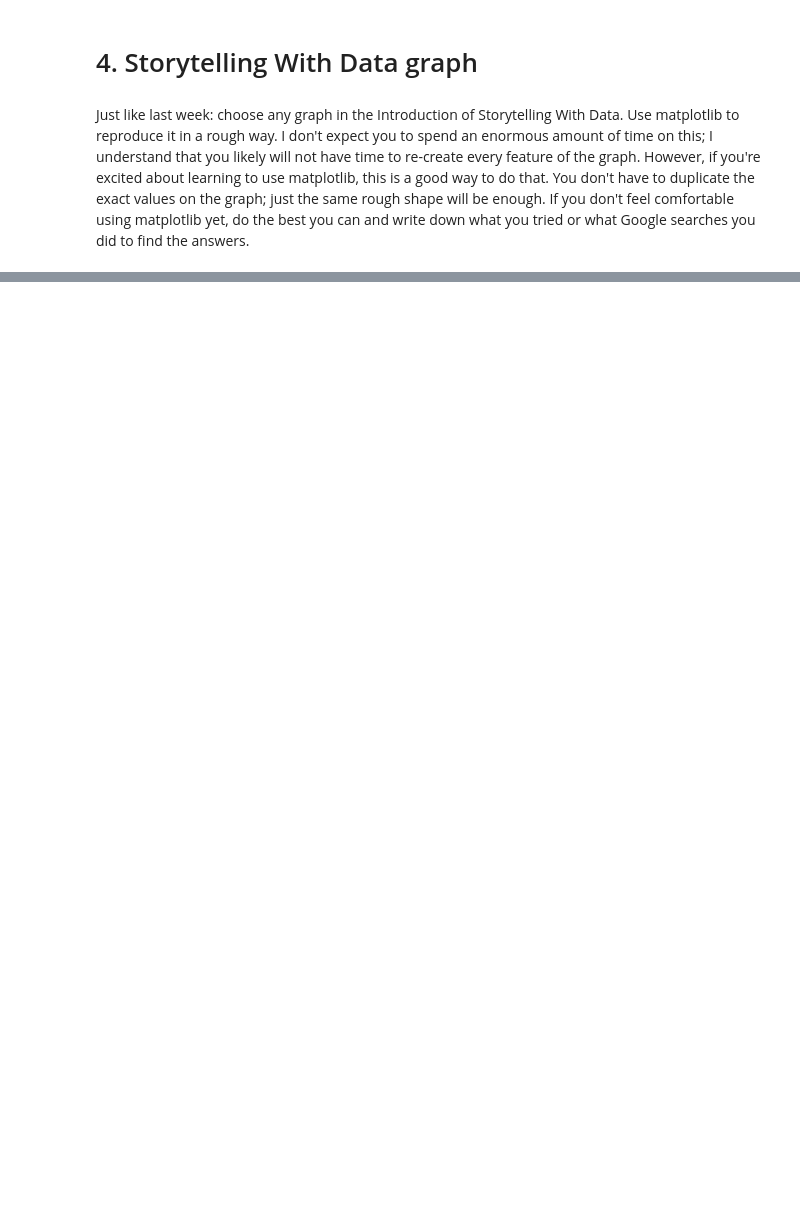
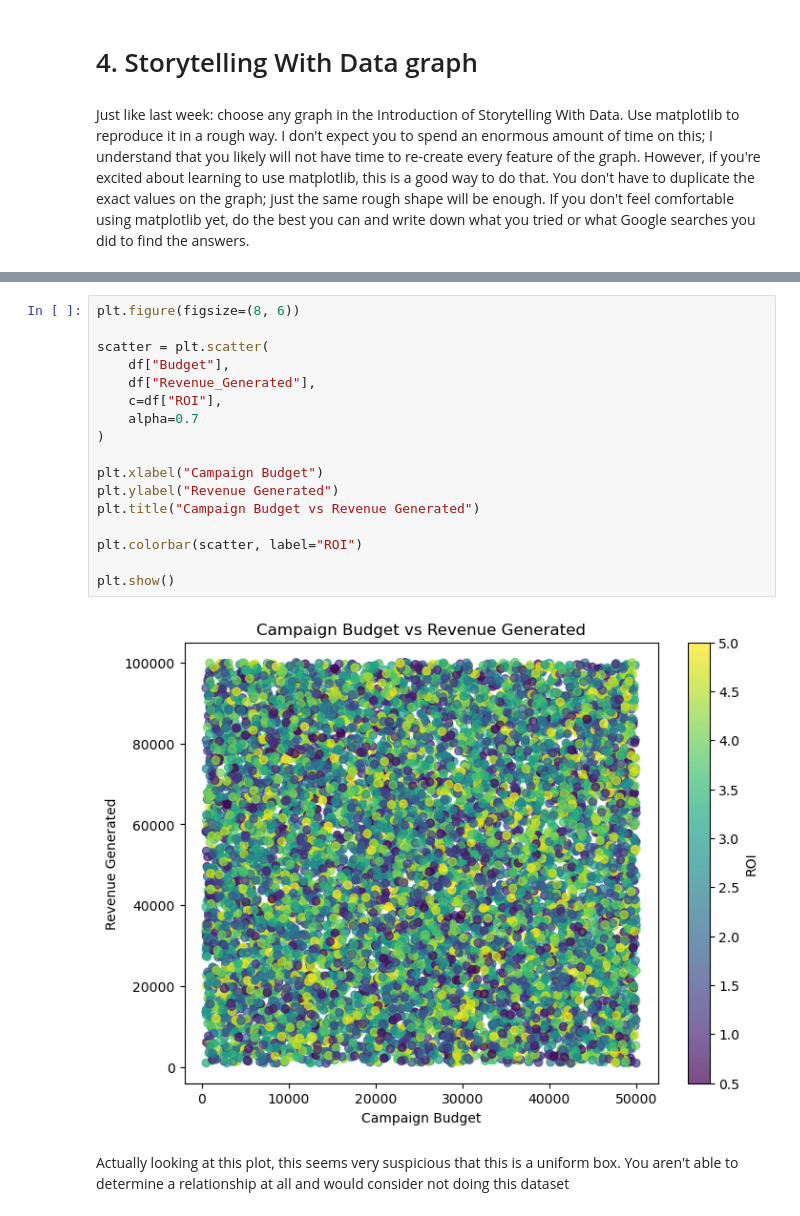
Before and after one commit to chenmichael2/Module-B-semester-2, a Jupyter notebook: OMDS-ModB2-Week2-Chen-Michael.ipynb, the cells around one changed output, grey strips where cells are left out. Cells and saved outputs as stored; diff of their text form; blank space fills up the shorter version.

```diff
--- a/OMDS-ModB2-Week2-Chen-Michael.ipynb
+++ b/OMDS-ModB2-Week2-Chen-Michael.ipynb
@@ -86,0 +237,21 @@ Just like last week: choose any graph in the Introduction of Storytelling With D
+# %%
+plt.figure(figsize=(8, 6))
+
+scatter = plt.scatter(
+    df["Budget"],
+    df["Revenue_Generated"],
+    c=df["ROI"],
+    alpha=0.7
+)
+
+plt.xlabel("Campaign Budget")
+plt.ylabel("Revenue Generated")
+plt.title("Campaign Budget vs Revenue Generated")
+
+plt.colorbar(scatter, label="ROI")
+
+plt.show()
+# %% [output]
+[figure, added]
+# %% [markdown]
+Actually looking at this plot, this seems very suspicious that this is a uniform box. You aren't able to determine a relationship at all and would consider not doing this dataset
```
Also changed, not shown: parts of 15 cells of this notebook, 1 other file.
